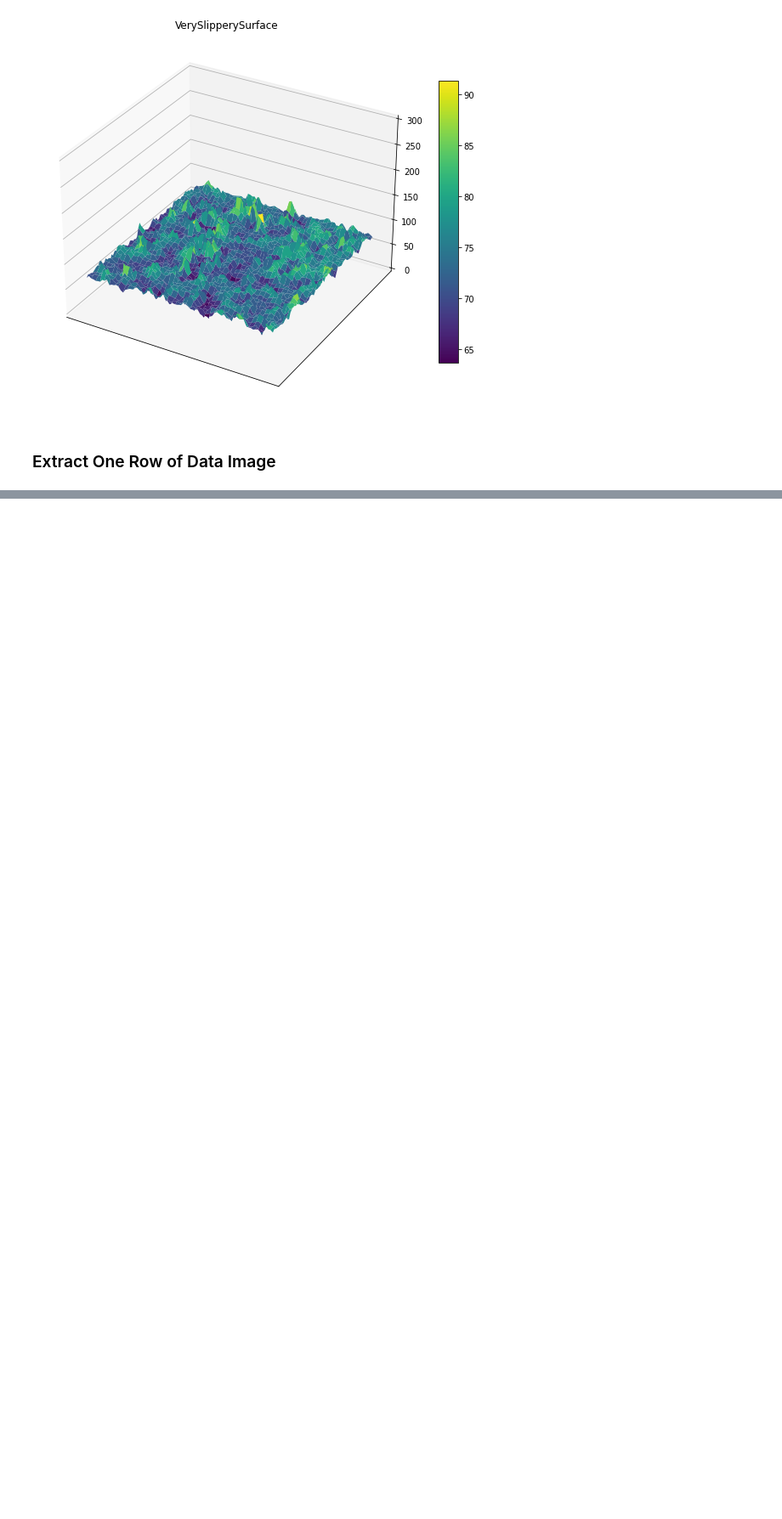
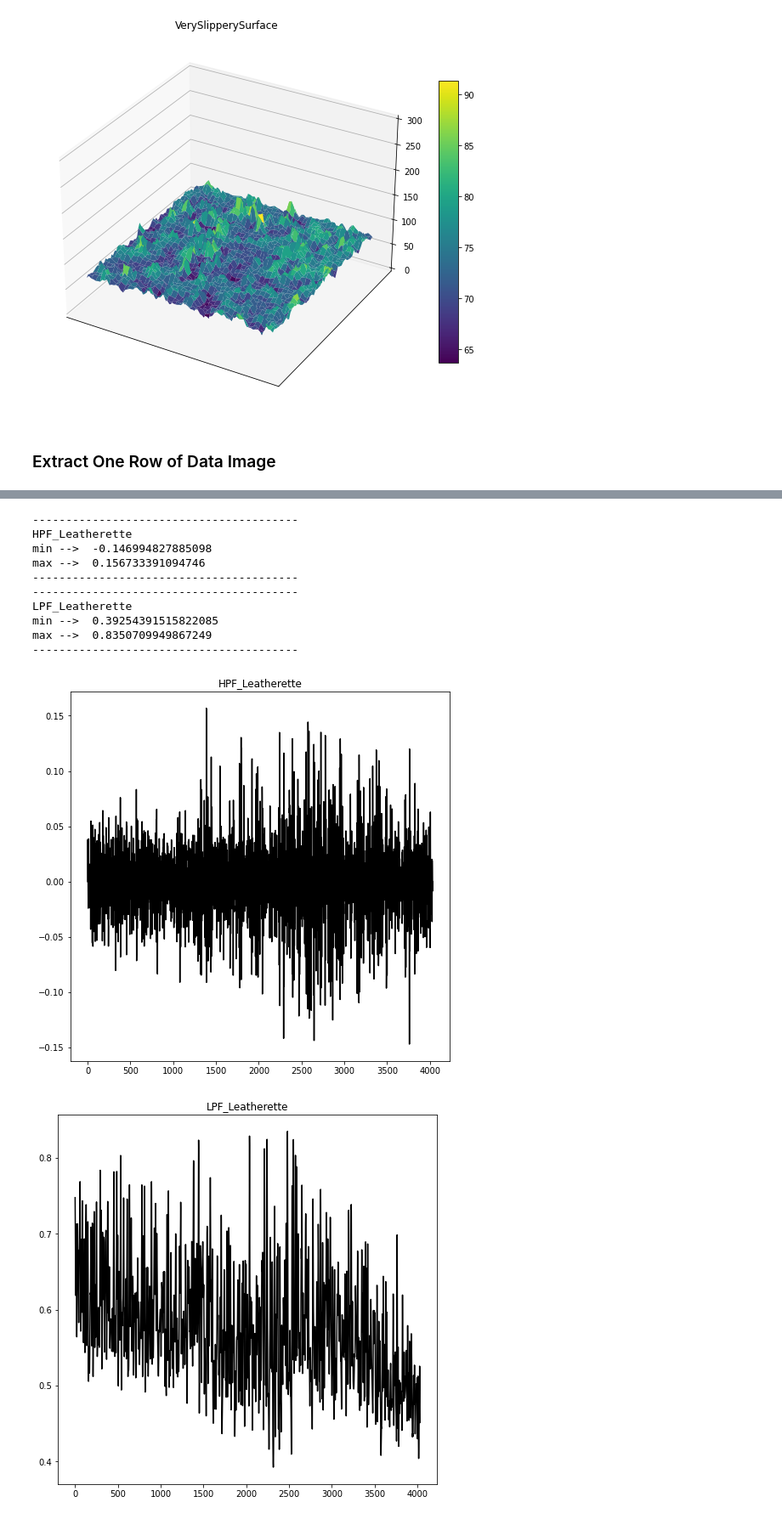
Before and after one commit to Kchanghun/CompareSurfaceRoughness, a Jupyter notebook: CompareSurfaceRoughness.ipynb, the cells around one changed output, grey strips where cells are left out. Shown at 85% size. Saved outputs shown, nothing was run; the diff lists cells and outputs as text; code cells hidden in the pictures; blank space fills up the shorter version.

Commit message:
define low frequency pass filter & high frequency pass filter

```diff
--- a/CompareSurfaceRoughness.ipynb
+++ b/CompareSurfaceRoughness.ipynb
@@ -117,0 +121,2 @@ def extract_one_rowOf_DataImage(title, grayscaledImg, set_zlim):
+# %%
+extract_Leatherette = extract_one_rowOf_DataImage('Leatherette',Gray_Leatherette)
@@ -118 +135,37 @@ def extract_one_rowOf_DataImage(title, grayscaledImg, set_zlim):
+# %%
+def butter_highpass(cutoff, fs, order=5):
+    nyq = 0.5 * fs
+    normal_cutoff = cutoff / nyq
+    b, a = signal.butter(order, normal_cutoff, btype = "high", analog = False)
+    return b, a
+
+def butter_highpass_filter(data, cutoff, fs, order=5):
+    b, a = butter_highpass(cutoff, fs, order=order)
+    y = signal.filtfilt(b, a, data)
+    return y
+
+def butter_lowpass(cutoff, fs, order=5):
+    nyq = 0.5 * fs
+    normal_cutoff = cutoff / nyq
+    b, a = signal.butter(order, normal_cutoff, btype='low', analog=False)
+    return b,a
+
+def butter_lowpass_filter(data, cutoff, fs, order=5):
+    b, a = butter_lowpass(cutoff, fs, order=order)
+    y = signal.filtfilt(b, a, data)
+    return y
+# %%
+def draw_frequency(title,filtered_frequency):
+    plt.figure(figsize=(8,8))
+
+    print('----------------------------------------')
+    print(title)
+    print('min --> ',min(filtered_frequency))
+    print('max --> ',max(filtered_frequency))
+    print('----------------------------------------')
+
+    plt.plot(filtered_frequency, '-', color='black')
+
+    plt.title(title)
+    plt.show
 # %%
@@ -123,2 +178,20 @@ max -->  0.9477124183006534
 [figure]
+# %%
+HPF_Leatherette = butter_highpass_filter(extract_Leatherette,10,100)
+draw_frequency('HPF_Leatherette',filtered_frequency=HPF_Leatherette)
+LPF_Leatherette = butter_lowpass_filter(extract_Leatherette,10,100)
+draw_frequency('LPF_Leatherette',filtered_frequency=LPF_Leatherette)
+# %% [output]
+----------------------------------------
+HPF_Leatherette
+min -->  -0.146994827885098
+max -->  0.156733391094746
+----------------------------------------
+----------------------------------------
+LPF_Leatherette
+min -->  0.39254391515822085
+max -->  0.8350709949867249
+----------------------------------------
+[figure, added]
+[figure, added]
 # %%
```
Also changed, not shown: parts of 8 cells of this notebook, 1 other file.
